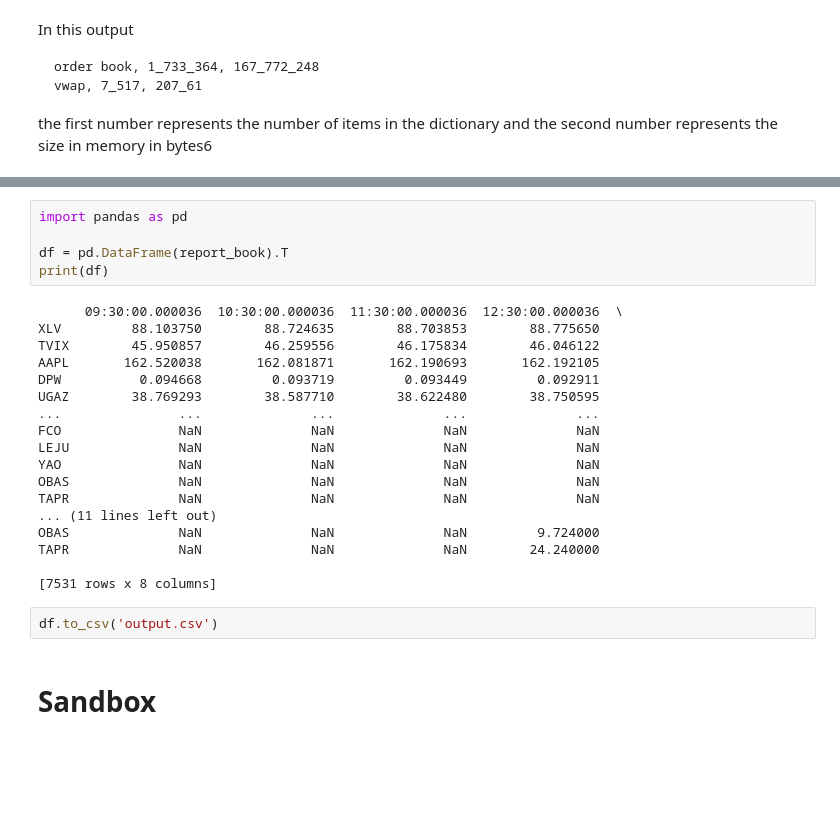
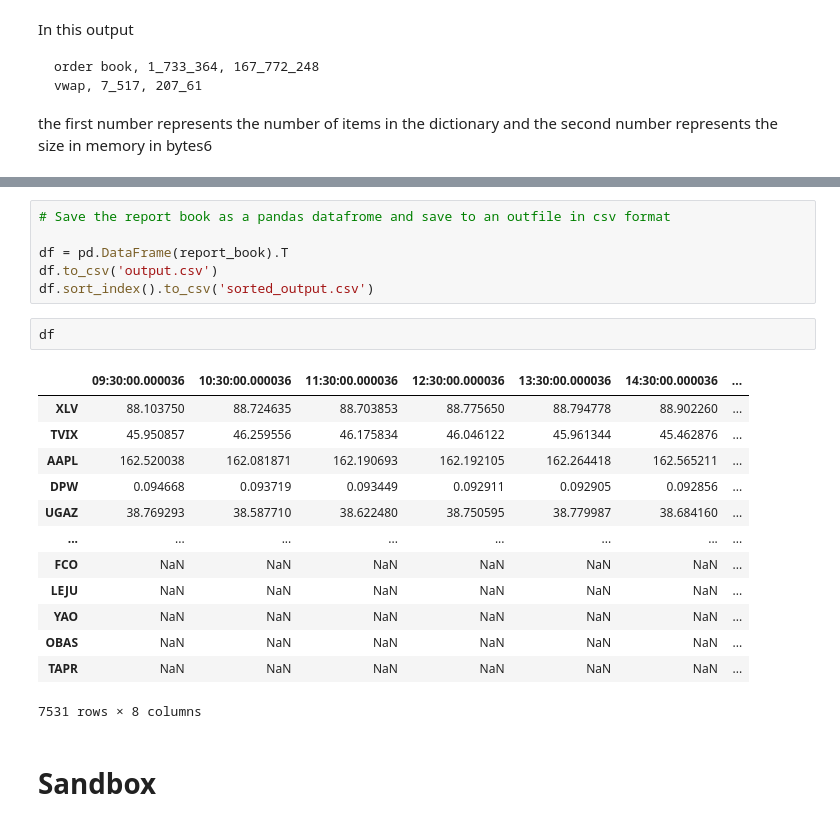
Before and after one commit to PSN221B/NASDAQ-ITCH-VWAP, a Jupyter notebook: ITCH parser.ipynb, the cells around one changed output, grey strips where cells are left out. Drawn from its saved outputs; the diff is of its cells as text; blank space fills up the shorter version.

```diff
--- a/ITCH parser.ipynb
+++ b/ITCH parser.ipynb
@@ -388,28 +340,25 @@ defaultdict(<function __main__.<lambda>()>,
 # %%
-import pandas as pd
+# Save the report book as a pandas datafrome and save to an outfile in csv format
 
 df = pd.DataFrame(report_book).T
-print(df)
+df.to_csv('output.csv')
+df.sort_index().to_csv('sorted_output.csv')
-# %% [output]
-      09:30:00.000036  10:30:00.000036  11:30:00.000036  12:30:00.000036  \
-XLV         88.103750        88.724635        88.703853        88.775650
-TVIX        45.950857        46.259556        46.175834        46.046122
-AAPL       162.520038       162.081871       162.190693       162.192105
-DPW          0.094668         0.093719         0.093449         0.092911
-UGAZ        38.769293        38.587710        38.622480        38.750595
-...               ...              ...              ...              ...
-FCO               NaN              NaN              NaN              NaN
-LEJU              NaN              NaN              NaN              NaN
-YAO               NaN              NaN              NaN              NaN
-OBAS              NaN              NaN              NaN              NaN
-TAPR              NaN              NaN              NaN              NaN
-... (11 lines left out)
-OBAS              NaN              NaN              NaN         9.724000
-TAPR              NaN              NaN              NaN        24.240000
-
-[7531 rows x 8 columns]
-# %%
-df.to_csv('output.csv')
+# %%
+df
+# %% [output]
+|  | 09:30:00.000036 | 10:30:00.000036 | 11:30:00.000036 | 12:30:00.000036 | 13:30:00.000036 | 14:30:00.000036 | ... |
+| XLV | 88.103750 | 88.724635 | 88.703853 | 88.775650 | 88.794778 | 88.902260 | ... |
+| TVIX | 45.950857 | 46.259556 | 46.175834 | 46.046122 | 45.961344 | 45.462876 | ... |
+| AAPL | 162.520038 | 162.081871 | 162.190693 | 162.192105 | 162.264418 | 162.565211 | ... |
+| DPW | 0.094668 | 0.093719 | 0.093449 | 0.092911 | 0.092905 | 0.092856 | ... |
+| UGAZ | 38.769293 | 38.587710 | 38.622480 | 38.750595 | 38.779987 | 38.684160 | ... |
+| ... | ... | ... | ... | ... | ... | ... | ... |
+| FCO | NaN | NaN | NaN | NaN | NaN | NaN | ... |
+| LEJU | NaN | NaN | NaN | NaN | NaN | NaN | ... |
+| YAO | NaN | NaN | NaN | NaN | NaN | NaN | ... |
+| OBAS | NaN | NaN | NaN | NaN | NaN | NaN | ... |
+| TAPR | NaN | NaN | NaN | NaN | NaN | NaN | ... |
+7531 rows × 8 columns
 # %% [markdown]
 # Sandbox
 # %% [markdown]
```
Also changed, not shown: parts of 13 cells of this notebook, 1 other file.
